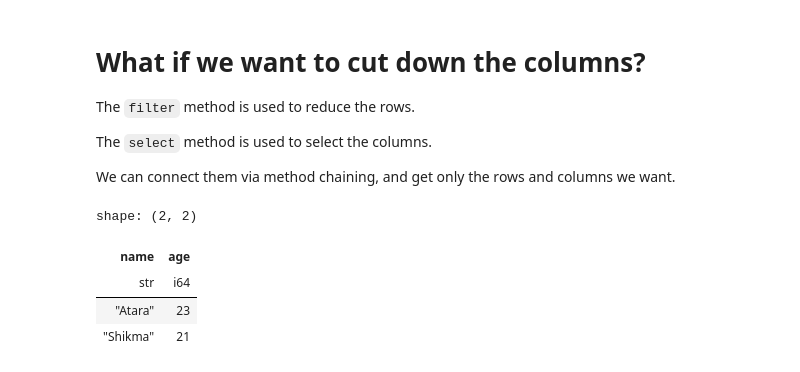
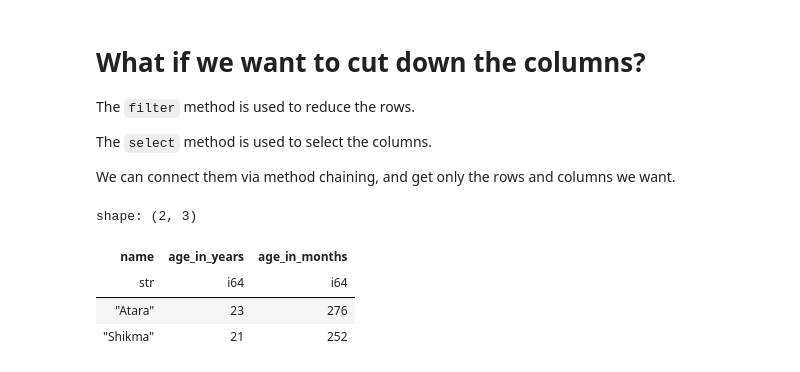
Before and after one commit to opagani/2024-08Aug-25-polars, a Jupyter notebook: LernerPython - 2024-08Aug-25-polars.ipynb, the cells around one changed output. Saved outputs shown, nothing was run; the diff lists cells and outputs as text; code cells hidden in the pictures.

```diff
--- a/LernerPython - 2024-08Aug-25-polars.ipynb
+++ b/LernerPython - 2024-08Aug-25-polars.ipynb
@@ -708,16 +708,17 @@ We can connect them via method chaining, and get only the rows and columns we wa
 # %%
 # Get the name and age
 # of people whose shoe size is below average
 
 df.filter(
-    (pl.col('shoe_size') < pl.col('shoe_size').mean())
+    (pl.col('shoe_size') < pl.col('shoe_size').mean())    # keep only the rows that we mention here
 ).select(
-    pl.col('name'),
-    pl.col('age')
+    pl.col('name'),                                       # keep only the columns we mention here
+    pl.col('age').alias('age_in_years'),
+    (pl.col('age') * 12).alias('age_in_months')           # sneaky way to ad
 )
 # %% [output]
-shape: (2, 2)
+shape: (2, 3)
-| name | age |
-| str | i64 |
-| "Atara" | 23 |
-| "Shikma" | 21 |
+| name | age_in_years | age_in_months |
+| str | i64 | i64 |
+| "Atara" | 23 | 276 |
+| "Shikma" | 21 | 252 |
```
